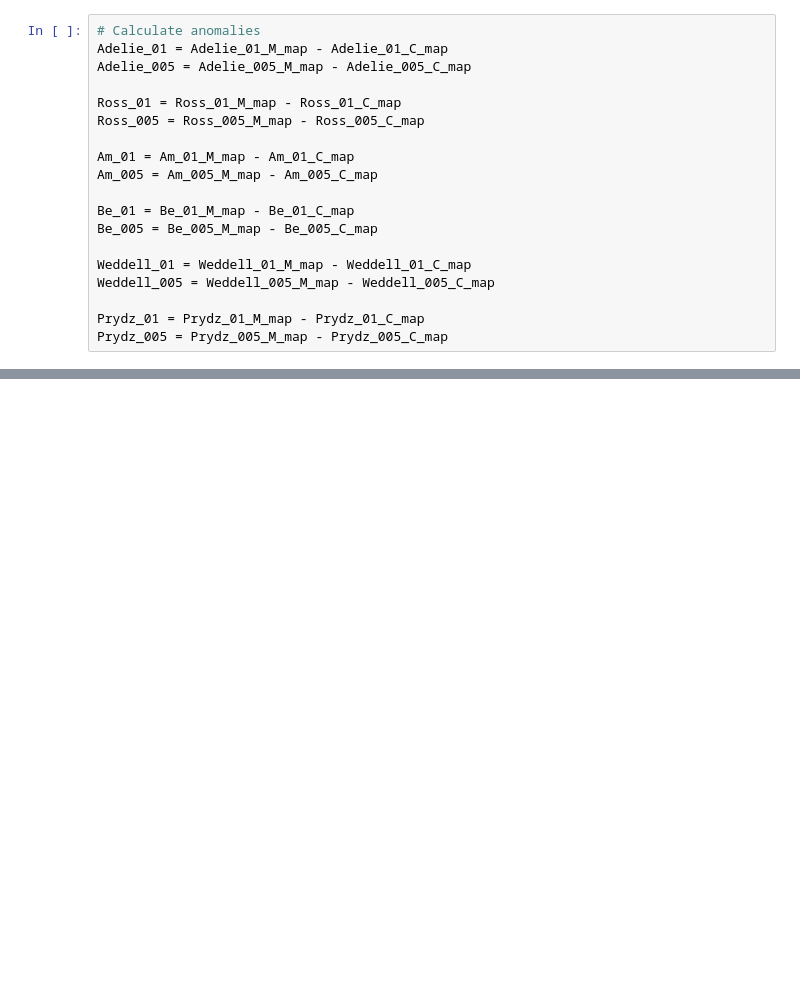
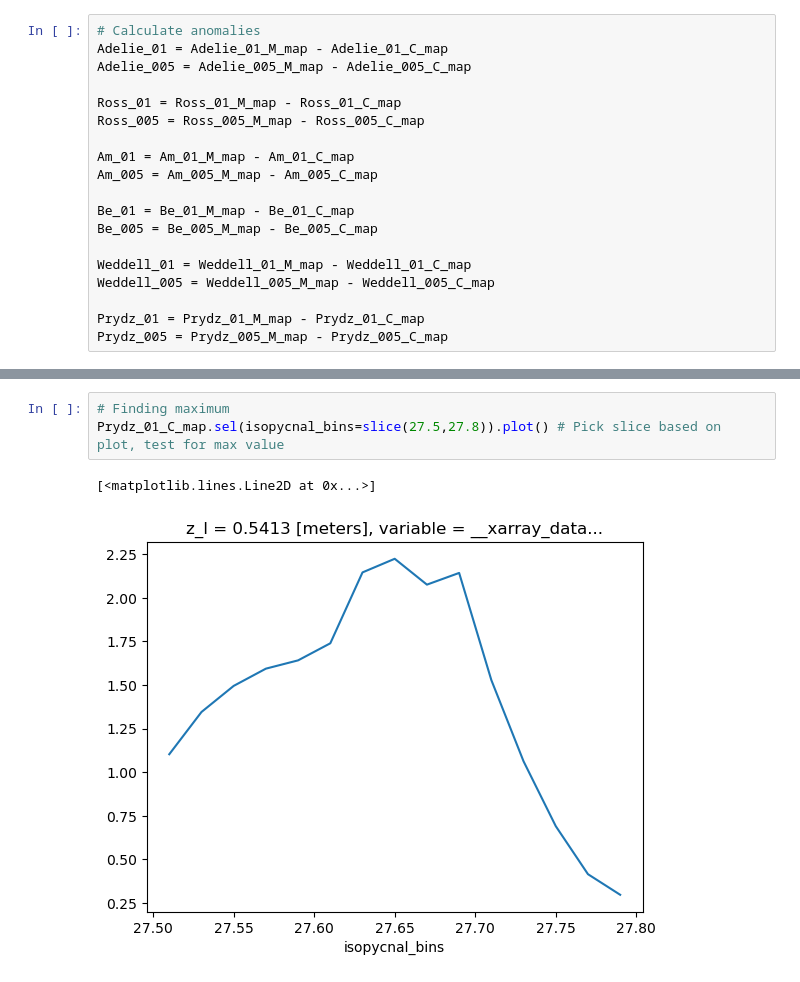
Before and after one commit to adele-morrison/panan-meltwater, a Jupyter notebook: notebooks/bottom_water_analysis/SWMT_regional_PanAns.ipynb, the cells around one changed output, grey strips where cells are left out. Cells and saved outputs as stored; diff of their text form; blank space fills up the shorter version.

```diff
--- a/notebooks/bottom_water_analysis/SWMT_regional_PanAns.ipynb
+++ b/notebooks/bottom_water_analysis/SWMT_regional_PanAns.ipynb
@@ -88,0 +186,6 @@ Prydz_005 = Prydz_005_M_map - Prydz_005_C_map
+# %%
+# Finding maximum
+Prydz_01_C_map.sel(isopycnal_bins=slice(27.5,27.8)).plot() # Pick slice based on plot, test for max value
+# %% [output]
+[<matplotlib.lines.Line2D at 0x...>]
+[figure, added]
```
Also changed, not shown: parts of 18 cells of this notebook, 1 other file.
